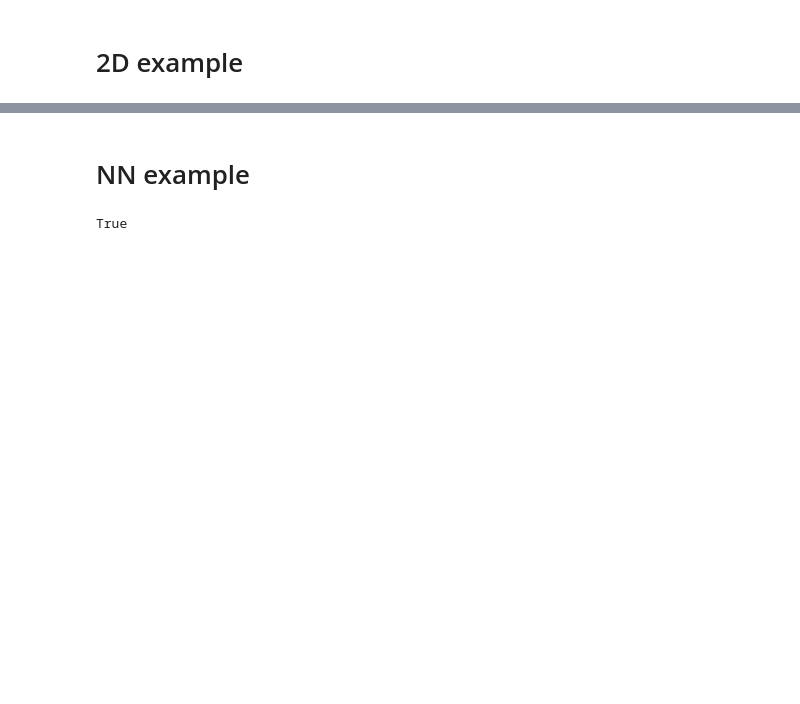
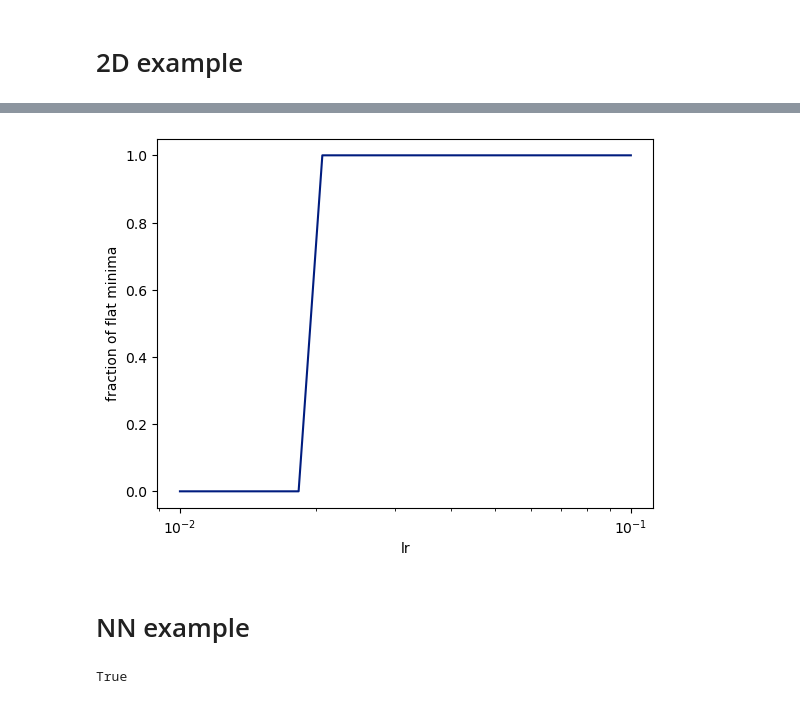
Before and after one commit to grach0v/optimization_large_lr, a Jupyter notebook: experiments/main.ipynb, the cells around one changed output, grey strips where cells are left out. Cells and saved outputs as stored; diff of their text form; code cells hidden in the pictures; blank space fills up the shorter version.

```diff
--- a/experiments/main.ipynb
+++ b/experiments/main.ipynb
@@ -213,3 +284,25 @@ plt.show()
+# %%
+def map_val_to_type(z):
+    if z < -8:
+        return 'sharp minima'
+
+    elif -1e-2 < z < 1e-2:
+        return 'flat minima'
+
+    else:
+        return 'did not converge'
+
+z_ends_df['type_gd'] = z_ends_df['value'].apply(map_val_to_type)
+# %%
+frac_counter = z_ends_df.query('type_gd == "flat minima"').groupby('lr').size() / z_ends_df.groupby('lr').size()
+frac_counter.fillna(0, inplace=True)
+frac_counter = frac_counter.to_frame(name='fraction of flat minima').reset_index()
+# %%
+sns.lineplot(data=frac_counter, x='lr', y='fraction of flat minima')
+plt.xscale('log')
+plt.show()
+# %% [output]
+[figure, added]
 # %% [markdown]
 # NN example
 # %%
```
Also changed, not shown: parts of 16 cells of this notebook, 10 other files.
